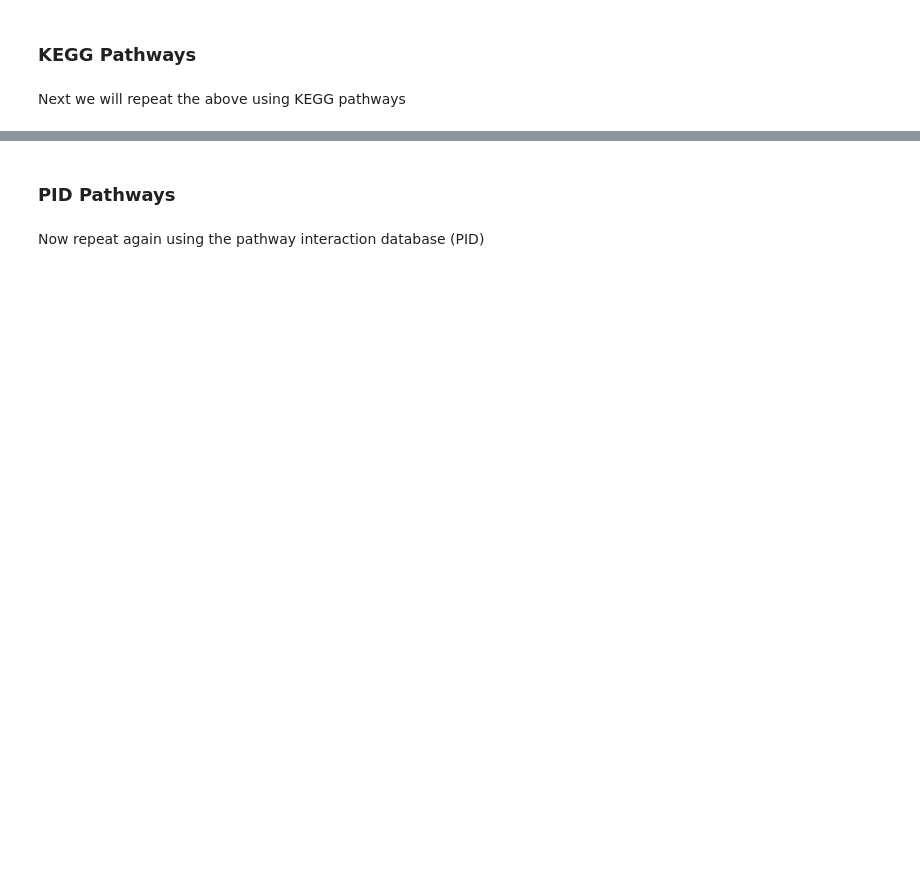
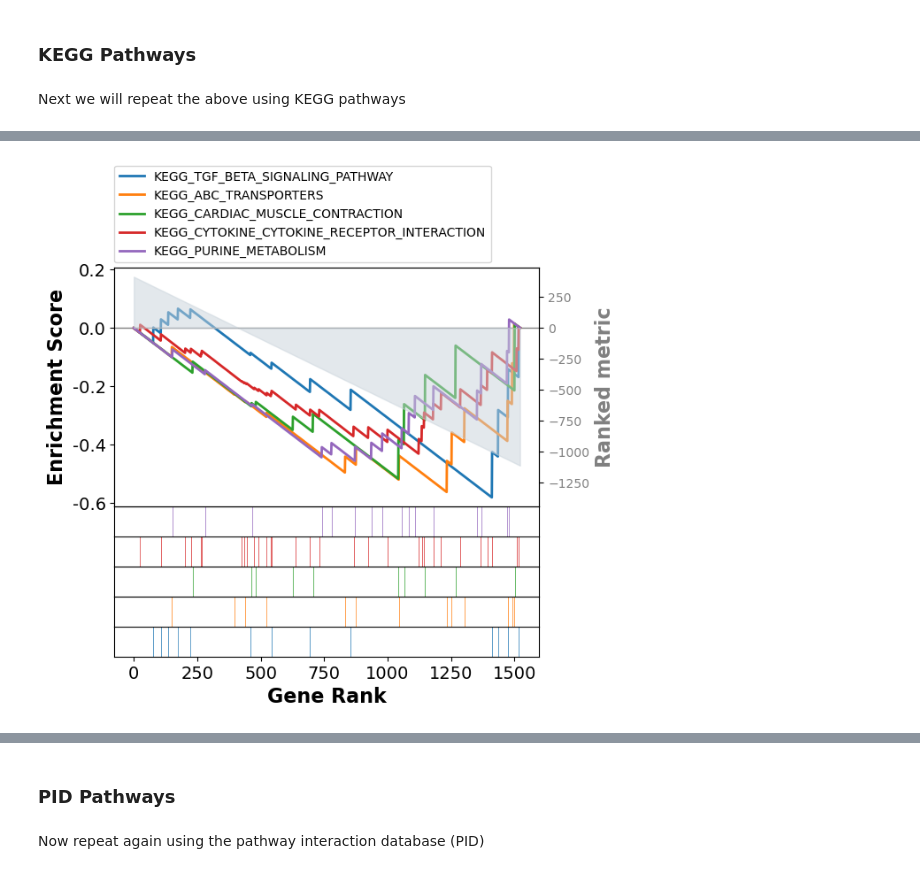
Before and after one commit to laurenflynn/czi_integration, a Jupyter notebook: src/09_gsea.ipynb, the cells around one changed output, grey strips where cells are left out. Cells and saved outputs as stored; diff of their text form; code cells hidden in the pictures; blank space fills up the shorter version.

```diff
--- a/src/09_gsea.ipynb
+++ b/src/09_gsea.ipynb
@@ -425,10 +445,13 @@ pre_res.res2d.head(5)
 # %%
 # Swoosh plot of enrichment scores
+terms = pre_res.res2d.Term
 axs = pre_res.plot(terms=terms[0:5],
                    #legend_kws={'loc': (1.2, 0)}, # set the legend loc
                    show_ranking=True, # whether to show the second yaxis
                    figsize=(3,4)
                   )
+# %% [output]
+[figure, added]
 # %%
 # Dot plot
 ax = dotplot(pre_res.res2d,
```
Also changed, not shown: parts of 45 cells of this notebook.
